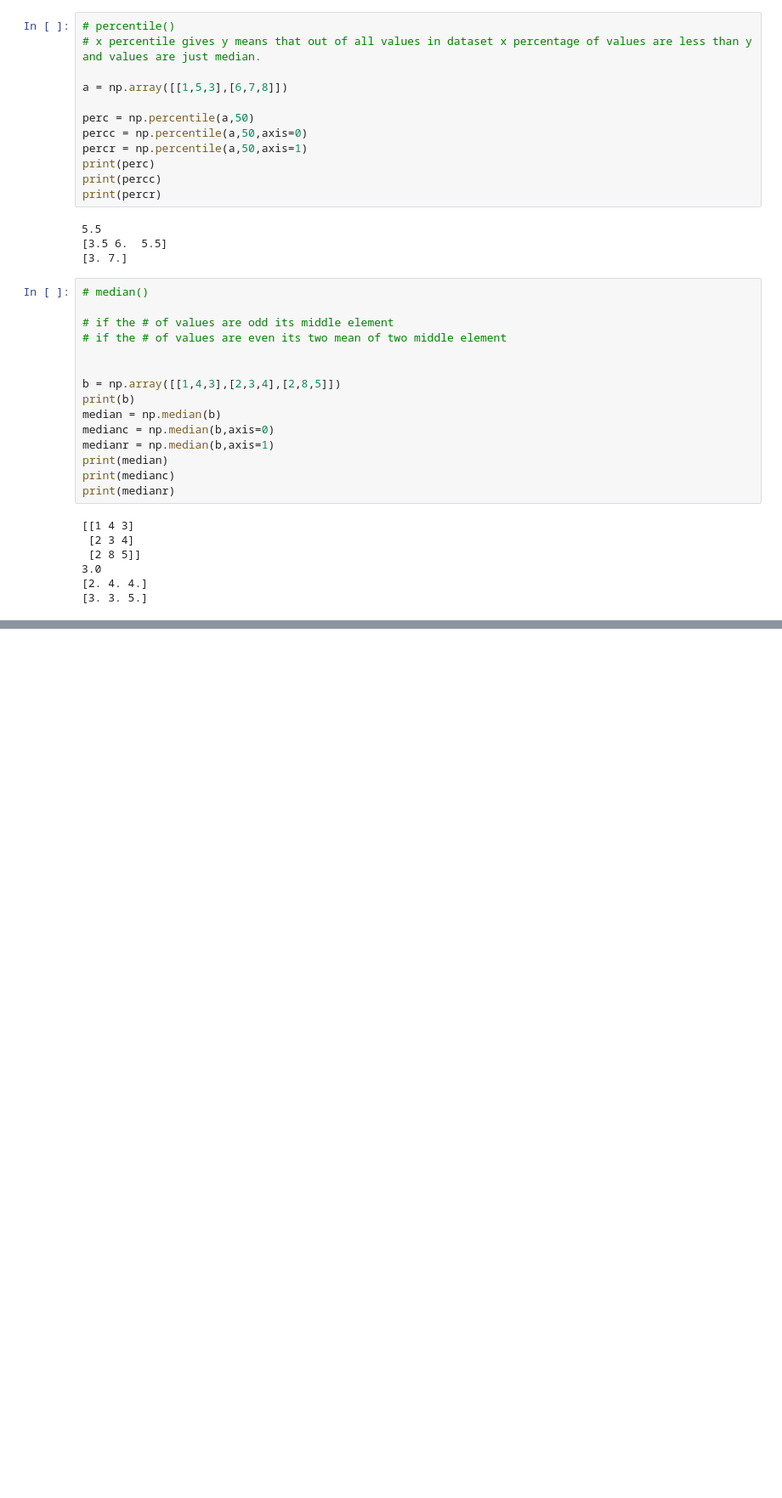
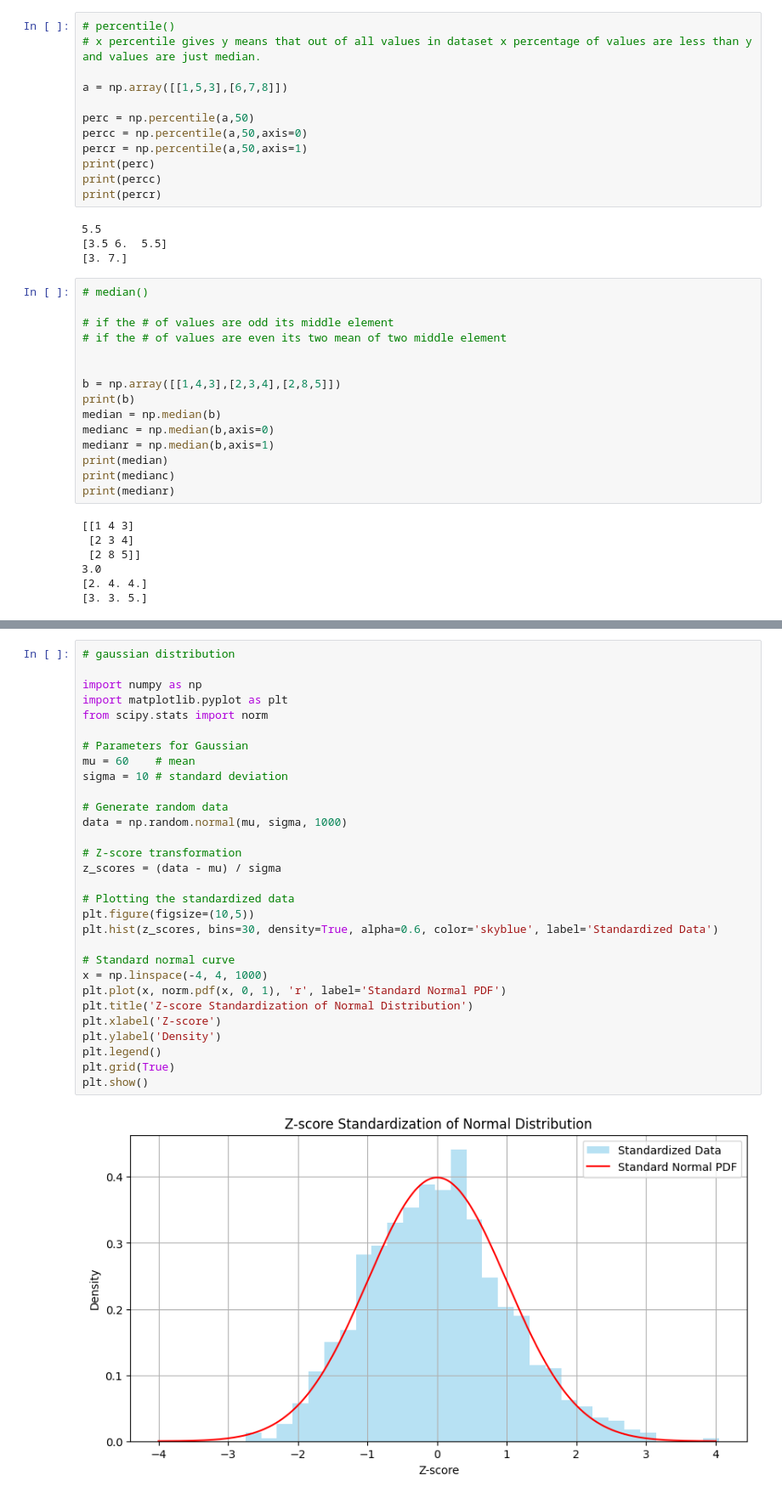
Before and after one commit to sujalcharati/ai-ml, a Jupyter notebook: numpy/stats.ipynb, the cells around one changed output, grey strips where cells are left out. Shown at 85% size. Saved outputs shown, nothing was run; the diff lists cells and outputs as text; blank space fills up the shorter version.

Commit message:
mean & gaussian

```diff
--- a/numpy/stats.ipynb
+++ b/numpy/stats.ipynb
@@ -71,0 +97,32 @@ print(np.average(c))
+# %%
+# gaussian distribution
+
+import numpy as np
+import matplotlib.pyplot as plt
+from scipy.stats import norm
+
+# Parameters for Gaussian
+mu = 60    # mean
+sigma = 10 # standard deviation
+
+# Generate random data
+data = np.random.normal(mu, sigma, 1000)
+
+# Z-score transformation
+z_scores = (data - mu) / sigma
+
+# Plotting the standardized data
+plt.figure(figsize=(10,5))
+plt.hist(z_scores, bins=30, density=True, alpha=0.6, color='skyblue', label='Standardized Data')
+
+# Standard normal curve
+x = np.linspace(-4, 4, 1000)
+plt.plot(x, norm.pdf(x, 0, 1), 'r', label='Standard Normal PDF')
+plt.title('Z-score Standardization of Normal Distribution')
+plt.xlabel('Z-score')
+plt.ylabel('Density')
+plt.legend()
+plt.grid(True)
+plt.show()
+# %% [output]
+[figure, added]
```
Also changed, not shown: parts of 2 cells of this notebook.
